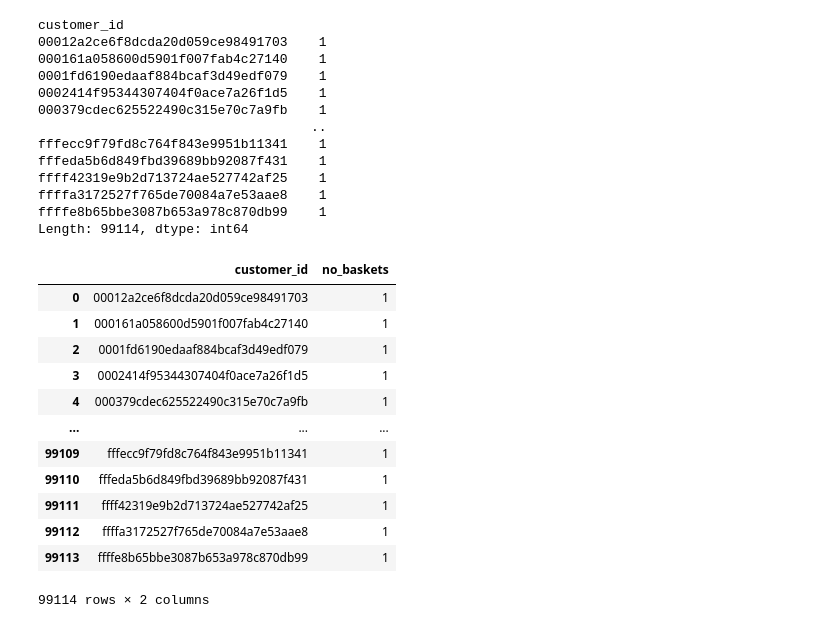
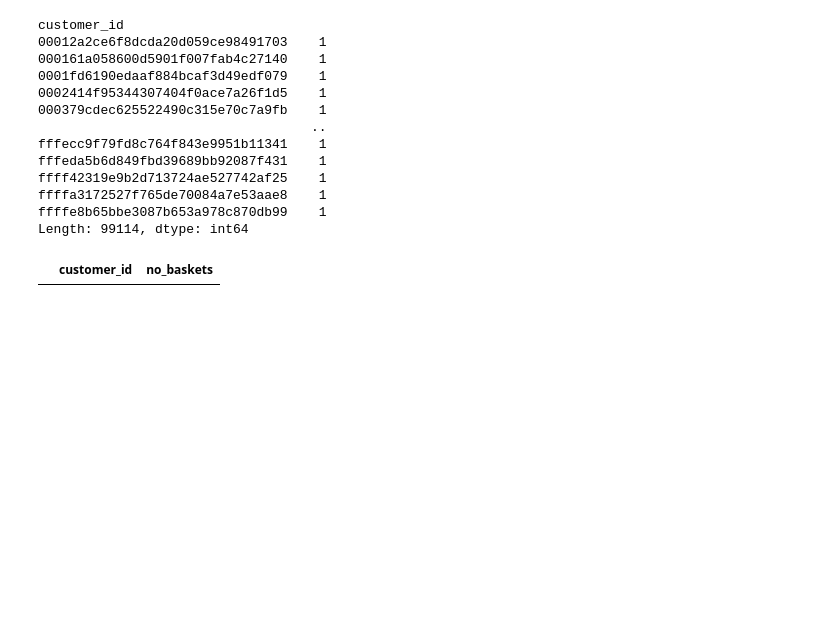
Before and after one commit to sahiljangid04/Customer-360, a Jupyter notebook: assigment_2_Script.ipynb, the cells around one changed output. Cells and saved outputs as stored; diff of their text form; code cells hidden in the pictures; blank space fills up the shorter version.

```diff
--- a/assigment_2_Script.ipynb
+++ b/assigment_2_Script.ipynb
@@ -343,18 +343,6 @@ Length: 99114, dtype: int64
 # %%
 orders['order_date'] = orders['order_purchase_timestamp'].dt.date
 no_baskets = orders.groupby(['customer_id']).agg(no_baskets = ( 'order_date' , 'nunique')).reset_index()
-no_baskets
+no_baskets[no_baskets['no_baskets'] > 1]
 # %% [output]
 |  | customer_id | no_baskets |
-| 0 | 00012a2ce6f8dcda20d059ce98491703 | 1 |
-| 1 | 000161a058600d5901f007fab4c27140 | 1 |
-| 2 | 0001fd6190edaaf884bcaf3d49edf079 | 1 |
-| 3 | 0002414f95344307404f0ace7a26f1d5 | 1 |
-| 4 | 000379cdec625522490c315e70c7a9fb | 1 |
-| ... | ... | ... |
-| 99109 | fffecc9f79fd8c764f843e9951b11341 | 1 |
-| 99110 | fffeda5b6d849fbd39689bb92087f431 | 1 |
-| 99111 | ffff42319e9b2d713724ae527742af25 | 1 |
-| 99112 | ffffa3172527f765de70084a7e53aae8 | 1 |
-| 99113 | ffffe8b65bbe3087b653a978c870db99 | 1 |
-99114 rows × 2 columns
```
Also changed, not shown: parts of 5 cells of this notebook.
